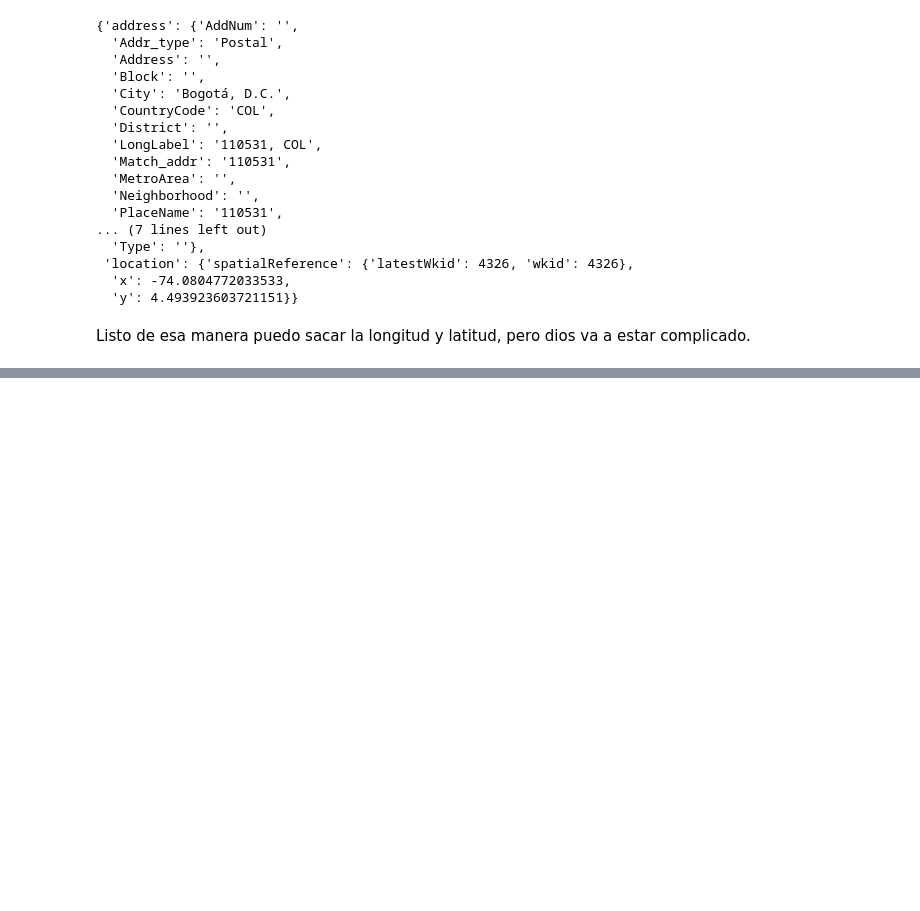
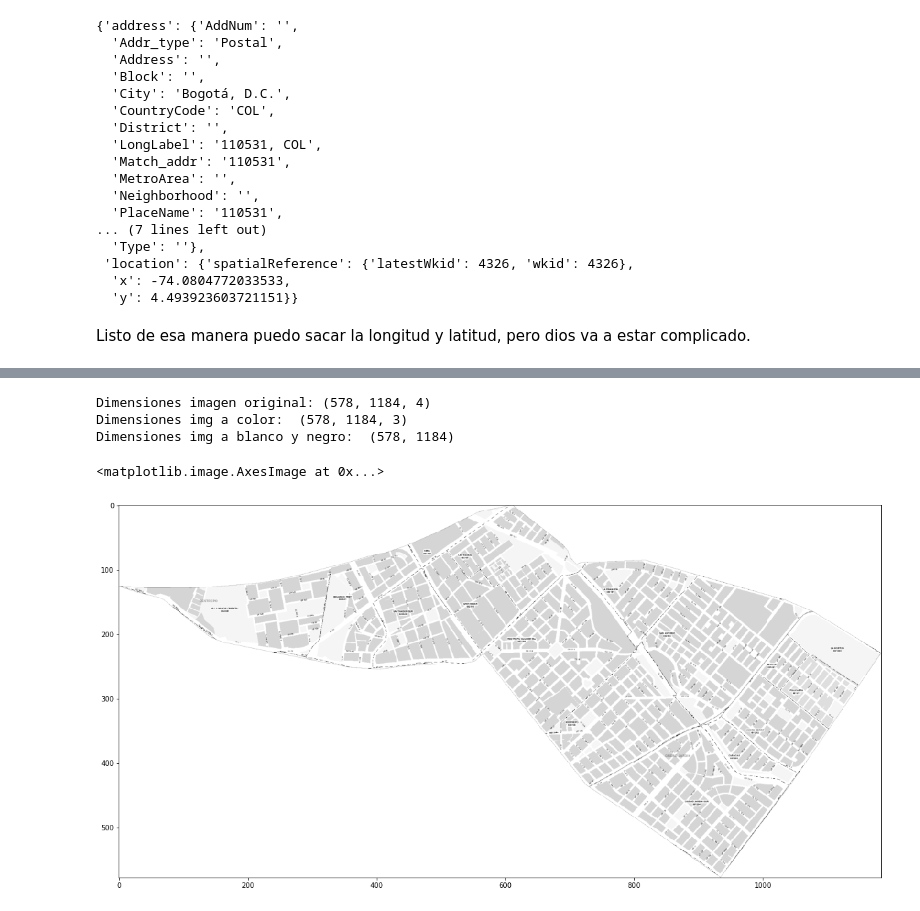
Before and after one commit to DaielChom/proyecto_uis, a Jupyter notebook: Target.ipynb, the cells around one changed output, grey strips where cells are left out. Saved outputs shown, nothing was run; the diff lists cells and outputs as text; code cells hidden in the pictures; blank space fills up the shorter version.

Commit message:
Analisis de imagenes

```diff
--- a/Target.ipynb
+++ b/Target.ipynb
@@ -153,0 +197,22 @@ print(ok)
+# %%
+img_cort = io.imread("./Target/imgs/zona_0.png")
+
+# Tamaño de la imagen editada en inkscape
+print("Dimensiones imagen original:", img.shape)
+
+# En la edicion que se les hizo Inkscape le metio una cuarta capa a las imagenes. Asi que se la quitamos
+img_dim_tres = img[:,:,0:3]
+print("Dimensiones img a color: ", img_dim_tres.shape)
+
+# Promedio:
+img_mean =  np.mean(img_dim_tres, axis=2)
+print("Dimensiones img a blanco y negro: ", img_mean.shape)
+
+fig = plt.figure(figsize=(20,10))
+plt.imshow(img_mean, cmap = plt.cm.Greys_r)
+# %% [output]
+Dimensiones imagen original: (578, 1184, 4)
+Dimensiones img a color:  (578, 1184, 3)
+Dimensiones img a blanco y negro:  (578, 1184)
+<matplotlib.image.AxesImage at 0x...>
+[figure, added]
```
Also changed, not shown: parts of 68 cells of this notebook.
